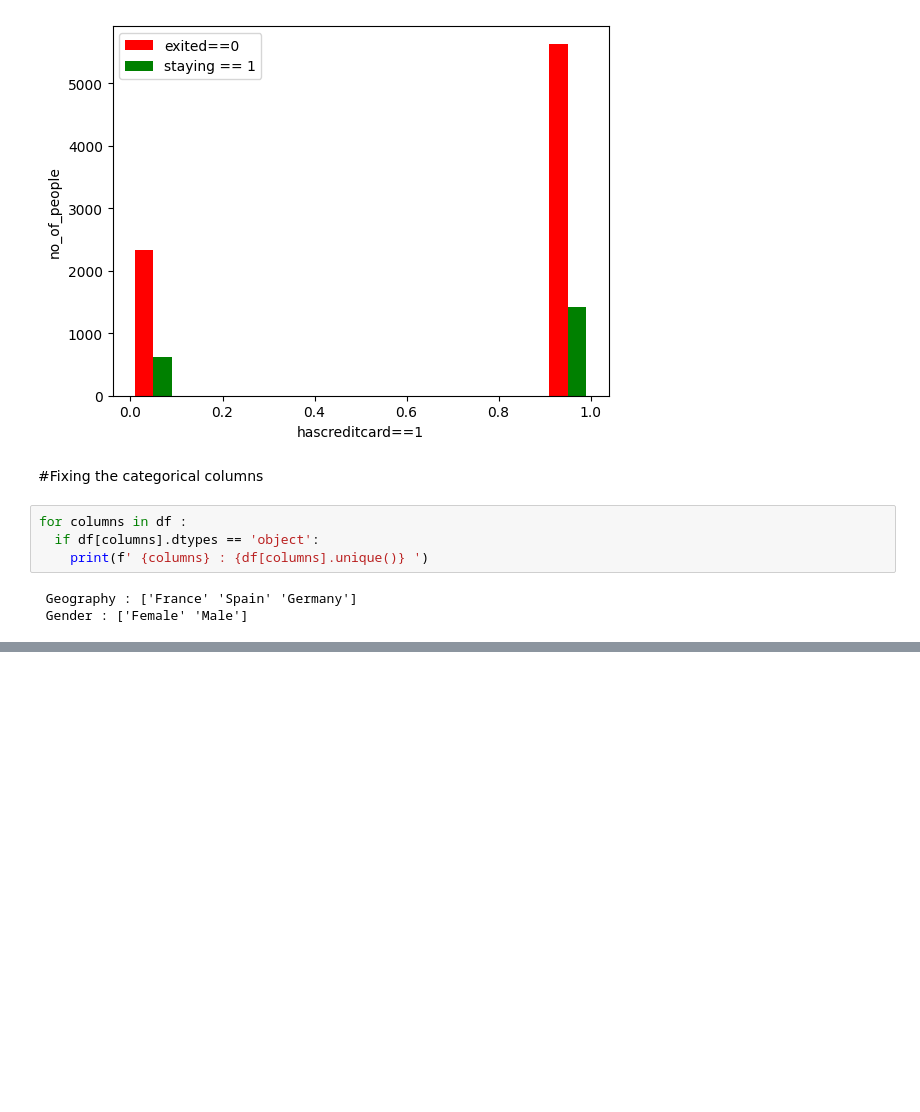
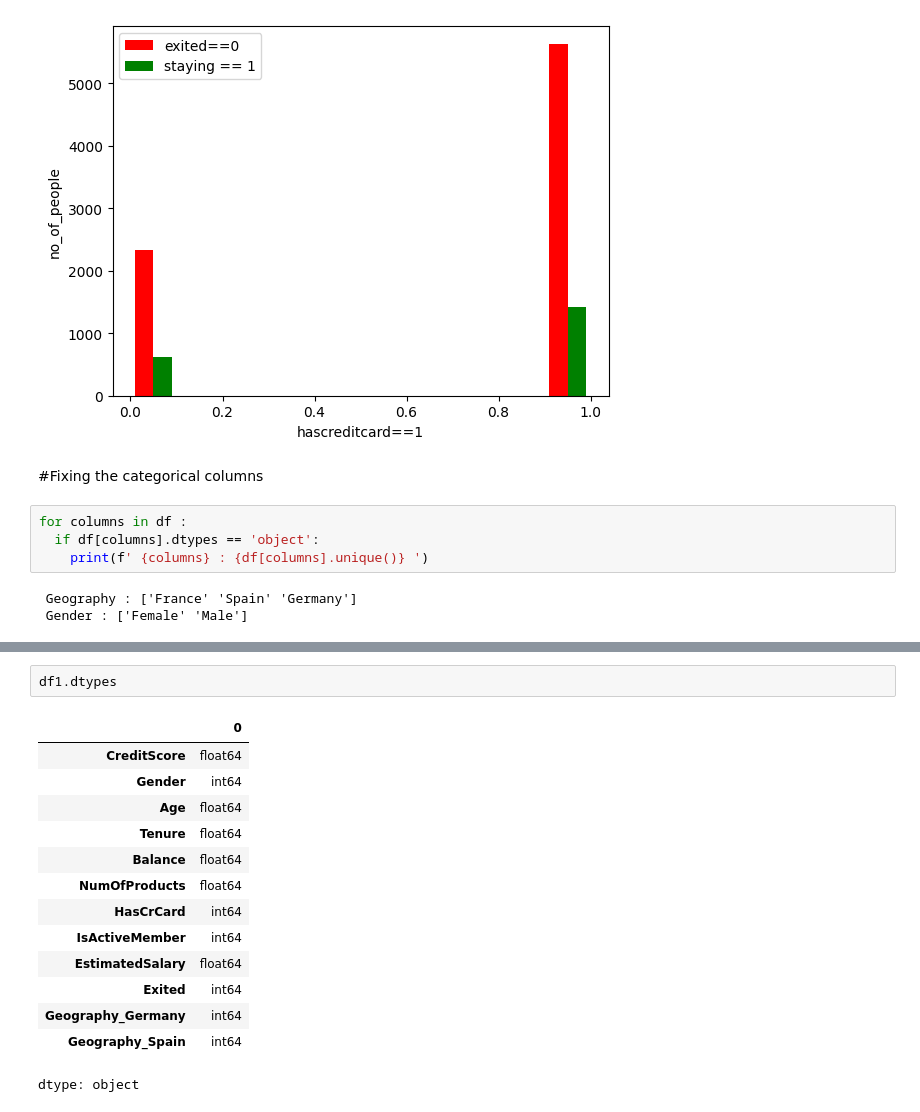
Before and after one commit to babatundeibukun/DEEP-LEARNING-PROJECT---COMPUTER, a Jupyter notebook: bank_churn_rate.ipynb, the cells around one changed output, grey strips where cells are left out. Saved outputs shown, nothing was run; the diff lists cells and outputs as text; blank space fills up the shorter version.

```diff
--- a/bank_churn_rate.ipynb
+++ b/bank_churn_rate.ipynb
@@ -127,0 +184,17 @@ for columns in df :
+# %%
+df1.dtypes
+# %% [output]
+|  | 0 |
+| CreditScore | float64 |
+| Gender | int64 |
+| Age | float64 |
+| Tenure | float64 |
+| Balance | float64 |
+| NumOfProducts | float64 |
+| HasCrCard | int64 |
+| IsActiveMember | int64 |
+| EstimatedSalary | float64 |
+| Exited | int64 |
+| Geography_Germany | int64 |
+| Geography_Spain | int64 |
+dtype: object
```
Also changed, not shown: parts of 9 cells of this notebook.
